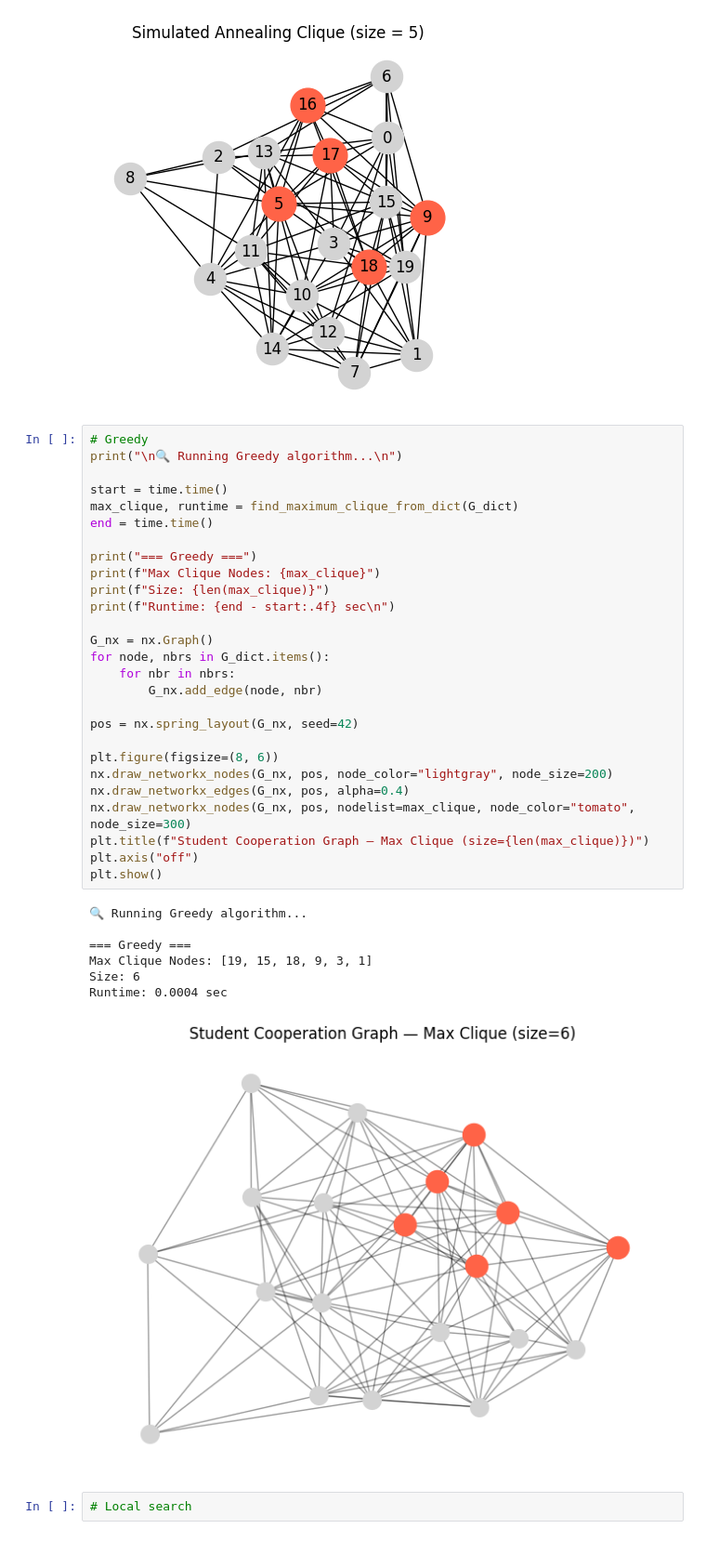
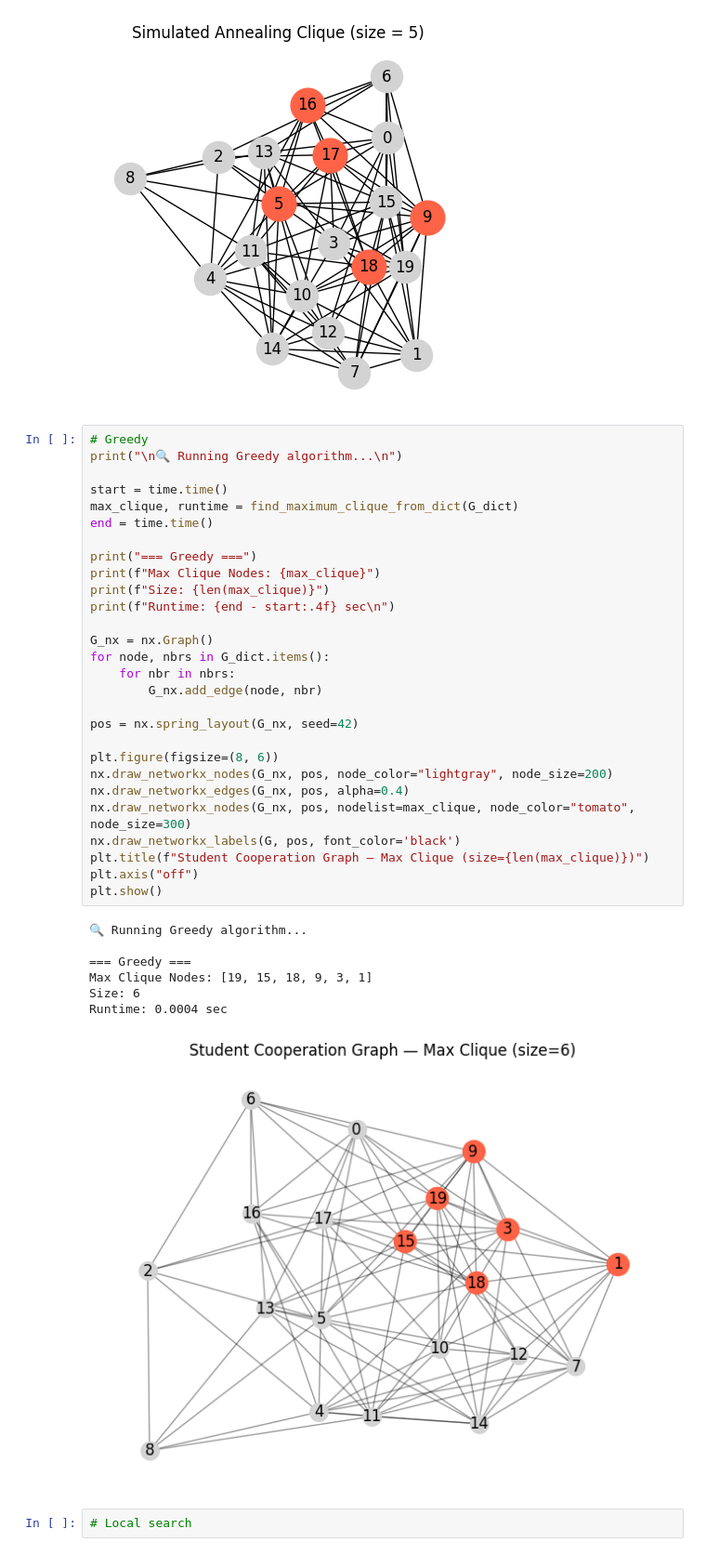
Before and after one commit to NehaP1706/MaximumClique, a Jupyter notebook: experiments/random.ipynb, the cells around one changed output. Shown at 93% size. Drawn from its saved outputs; the diff is of its cells as text.

```diff
--- a/experiments/random.ipynb
+++ b/experiments/random.ipynb
@@ -111,34 +111,35 @@ print("\n🔍 Running Greedy algorithm...\n")
 start = time.time()
 max_clique, runtime = find_maximum_clique_from_dict(G_dict)
 end = time.time()
 
 print("=== Greedy ===")
 print(f"Max Clique Nodes: {max_clique}")
 print(f"Size: {len(max_clique)}")
 print(f"Runtime: {end - start:.4f} sec\n")
 
 G_nx = nx.Graph()
 for node, nbrs in G_dict.items():
     for nbr in nbrs:
         G_nx.add_edge(node, nbr)
 
 pos = nx.spring_layout(G_nx, seed=42)
 
 plt.figure(figsize=(8, 6))
 nx.draw_networkx_nodes(G_nx, pos, node_color="lightgray", node_size=200)
 nx.draw_networkx_edges(G_nx, pos, alpha=0.4)
 nx.draw_networkx_nodes(G_nx, pos, nodelist=max_clique, node_color="tomato", node_size=300)
+nx.draw_networkx_labels(G, pos, font_color='black')
 plt.title(f"Student Cooperation Graph — Max Clique (size={len(max_clique)})")
 plt.axis("off")
 plt.show()
 # %% [output]
 🔍 Running Greedy algorithm...
 
 === Greedy ===
 Max Clique Nodes: [19, 15, 18, 9, 3, 1]
 Size: 6
 Runtime: 0.0004 sec
-[figure, old version]
+[figure, new version]
 # %%
 # Local search
 # %%
```
Also changed, not shown: 1 other file.
